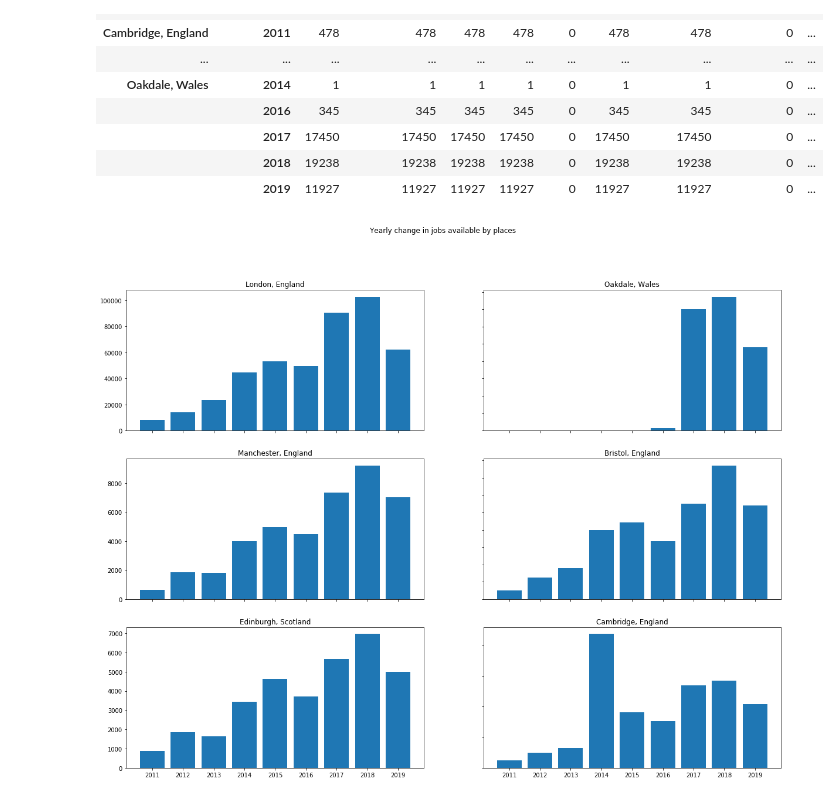
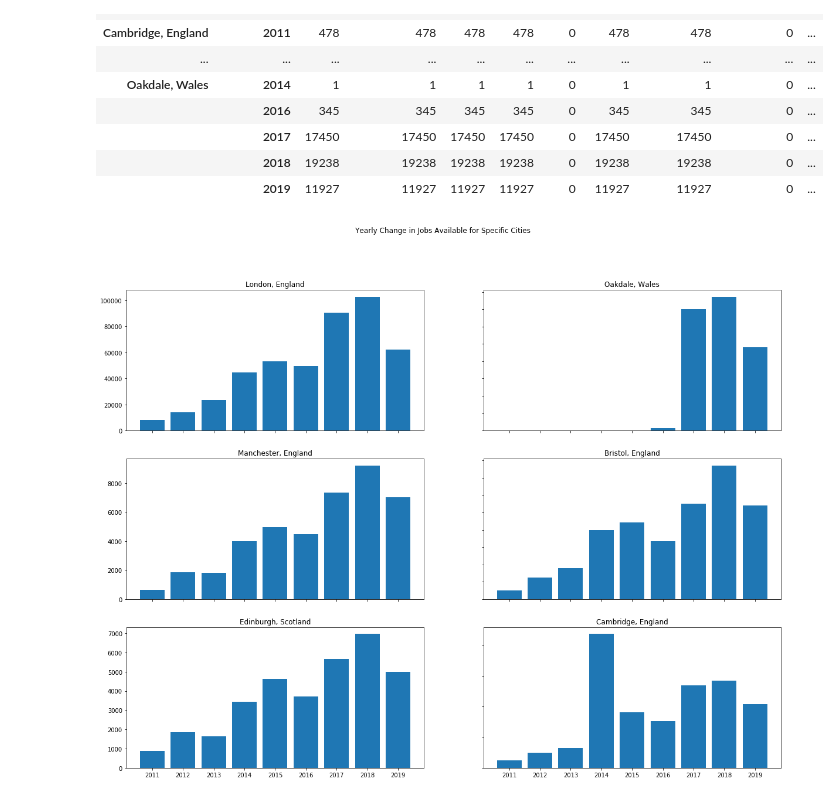
Before and after one commit to Khumo94/citadel-datathon-2019, a Jupyter notebook: load-dataset-1.ipynb, the cells around one changed output. Cells and saved outputs as stored; diff of their text form; code cells hidden in the pictures.

```diff
--- a/load-dataset-1.ipynb
+++ b/load-dataset-1.ipynb
@@ -113,7 +113,7 @@ job_listings_place_top6.groupby(["place","created_year"]).count()
 |  | 2018 | 19238 | 19238 | 19238 | 19238 | 0 | 19238 | 19238 | 0 | ... |
 |  | 2019 | 11927 | 11927 | 11927 | 11927 | 0 | 11927 | 11927 | 0 | ... |
 # %%
-jobcountsList = []
+jobcountsList2 = []
 yearsList = []
 for place in top6:
     this = job_listings_place_top6[job_listings_place_top6.place == place]
@@ -125,18 +125,18 @@ for place in top6:
         this = this[this.created_year <= year]
         this = this[this.deleted_year >= year]
         jobcounts.append(this["title"].count())
-    jobcountsList.append(jobcounts)
+    jobcountsList2.append(jobcounts)
     yearsList.append(years)
 # %%
 #plot by place
 # plt.figure(figsize=(20,10))
 fig, axs = plt.subplots(nrows=3, ncols=2, figsize=(20,15))
-fig.suptitle('Yearly change in jobs available by places')
-for ax,years, jobcounts,place in zip(axs.flat, yearsList, jobcountsList,top6):
+fig.suptitle('Yearly Change in Jobs Available for Specific Cities')
+for ax,years, jobcounts,place in zip(axs.flat, yearsList, jobcountsList2,top6):
     ax.bar(years,jobcounts)
     ax.set_title(place)
 
 for ax in axs.flat:
     ax.label_outer()
 # %% [output]
-[figure, old version]
+[figure, new version]
```
Also changed, not shown: parts of 2 cells of this notebook, 3 other files.
